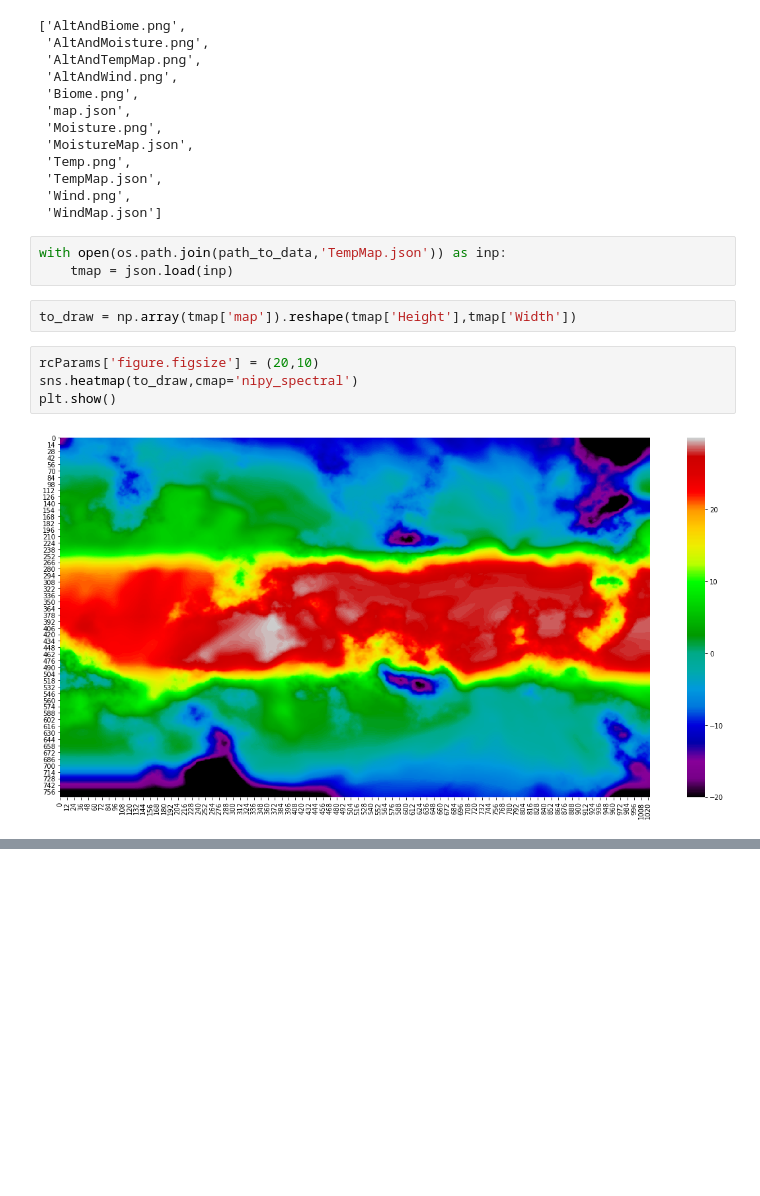
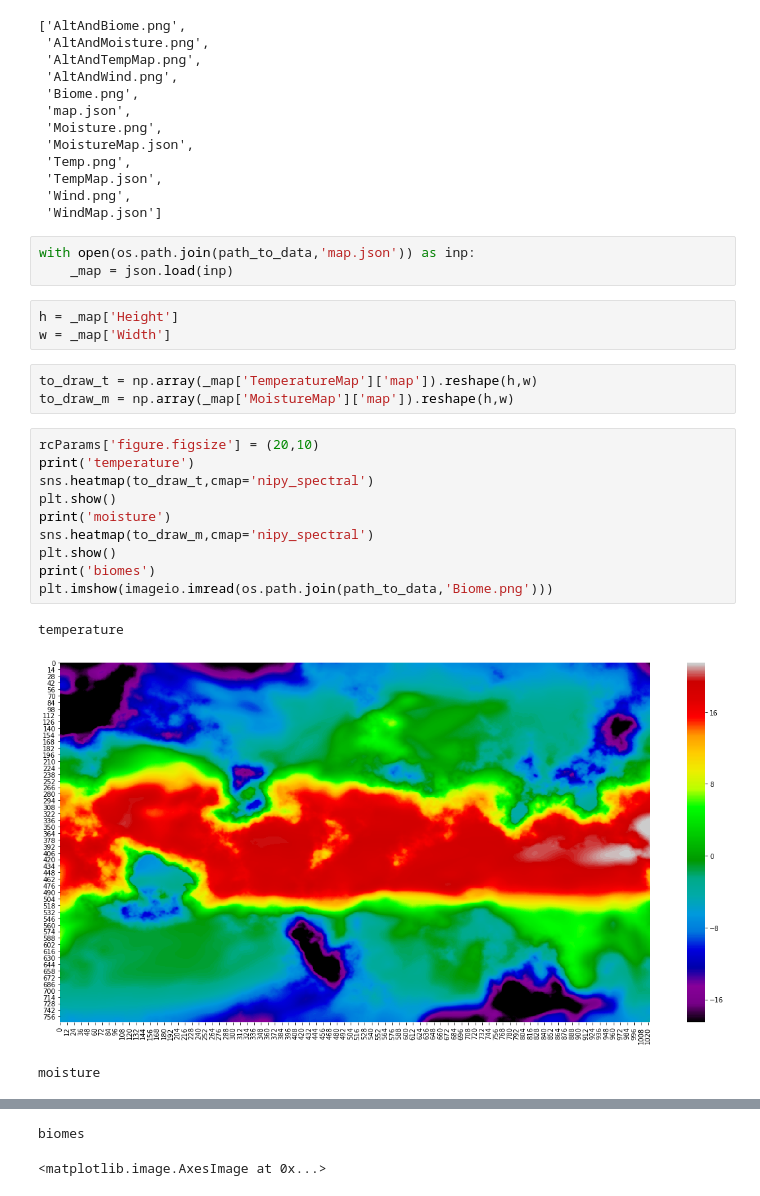
Before and after one commit to kokamido/Nah-nu-nah, a Jupyter notebook: GlobalMapGen/Анализ карты.ipynb, the cells around one changed output, grey strips where cells are left out. Saved outputs shown, nothing was run; the diff lists cells and outputs as text; blank space fills up the shorter version.

```diff
--- a/GlobalMapGen/Анализ карты.ipynb
+++ b/GlobalMapGen/Анализ карты.ipynb
@@ -24,13 +25,25 @@ files
  'Wind.png',
  'WindMap.json']
 # %%
-with open(os.path.join(path_to_data,'TempMap.json')) as inp:
-    tmap = json.load(inp)
+with open(os.path.join(path_to_data,'map.json')) as inp:
+    _map = json.load(inp)
-# %%
-to_draw = np.array(tmap['map']).reshape(tmap['Height'],tmap['Width'])
+# %%
+h = _map['Height']
+w = _map['Width']
+# %%
+to_draw_t = np.array(_map['TemperatureMap']['map']).reshape(h,w)
+to_draw_m = np.array(_map['MoistureMap']['map']).reshape(h,w)
 # %%
 rcParams['figure.figsize'] = (20,10)
-sns.heatmap(to_draw,cmap='nipy_spectral')
+print('temperature')
+sns.heatmap(to_draw_t,cmap='nipy_spectral')
 plt.show()
+print('moisture')
+sns.heatmap(to_draw_m,cmap='nipy_spectral')
+plt.show()
+print('biomes')
+plt.imshow(imageio.imread(os.path.join(path_to_data,'Biome.png')))
 # %% [output]
+temperature
-[figure, old version]
+[figure, new version]
+moisture
@@ -36,0 +51,2 @@ plt.show()
+biomes
+<matplotlib.image.AxesImage at 0x...>
```
Also changed, not shown: parts of 2 cells of this notebook, 1 other file.
